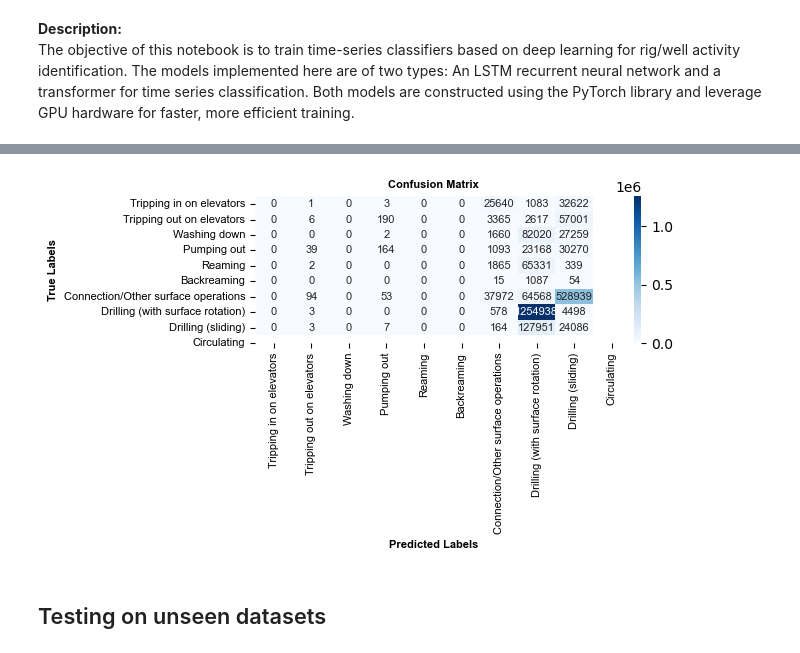
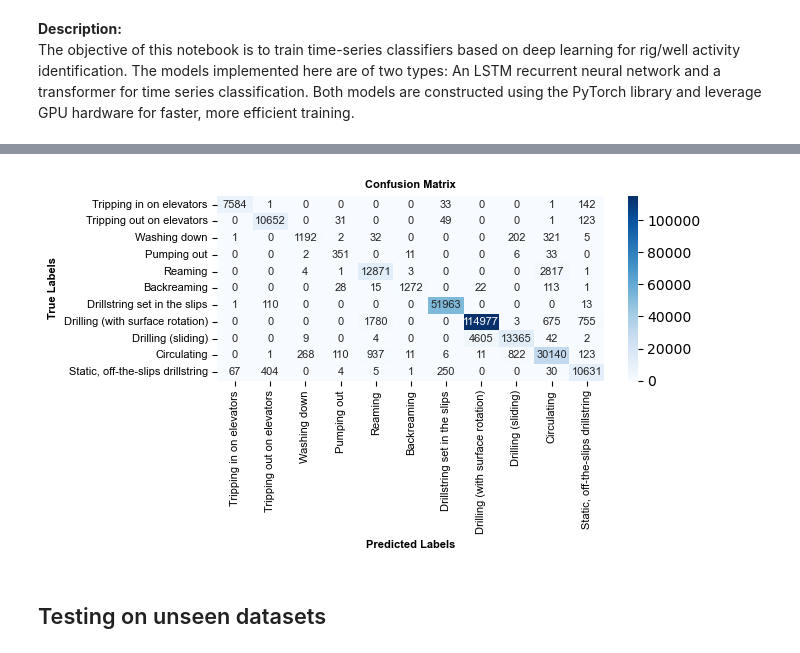
Before and after one commit to acmontesh/RigState, a Jupyter notebook: COLAB_READY_TRAINING_TRANSFORMER.ipynb, the cells around one changed output, grey strips where cells are left out. Saved outputs shown, nothing was run; the diff lists cells and outputs as text; code cells hidden in the pictures.

Commit message:
adding new features (short and long windows)/adding f1 score for testing/separating wrapping time window and sliding window for feature derivation

```diff
--- a/COLAB_READY_TRAINING_TRANSFORMER.ipynb
+++ b/COLAB_READY_TRAINING_TRANSFORMER.ipynb
@@ -68,6 +68,8 @@ class Nomenclature:
     CIRCULATION_MNEMO       = "Circulation"
     BLOCK_WEIGHT_DELTA_MNEMO= "delta"
     BLOCK_WEIGHT_DELTA_DATES_MNEMO="dates"
+    HOOK_LOAD_MEAN_MNEMO    = 'Effective Hook Load Mean'
+    PRESSURE_MEAN_MNEMO     = 'Standpipe Pressure Mean'
     BLOCK_POSITION_TREND_MNEMO='Block Position Trend'
     FLOW_RATE_VARIABILITY_MNEMO='Flow Rate Variability'
     FLOW_RATE_MEAN_MNEMO        ='Flow Rate Mean'
@@ -76,6 +78,10 @@ class Nomenclature:
     HOOK_LOAD_VARIABILITY_MNEMO='Hook Load Variability'
     EFF_HOOK_LOAD_MNEMO     = 'Effective Hook Load [klb]'
     ROP_MEAN_MNEMO          = 'ROP Mean'
+    BLOCK_POSITION_TREND_SHORT_MNEMO='Short-Term Block Position Trend'
+    BLOCK_POSITION_TREND_LONG_MNEMO='Long-Term Block Position Trend'
+    HOOK_LOAD_SHORT_TREND='Short-Term Effective Hook Load Trend'
+    HOOK_LOAD_LONG_TREND='Long-Term Effective Hook Load Trend'
     BACKREAMING_MNEMO       = 117
     TRIP_OUT_ELEV_MNEMO     = 112
     PUMPING_OUT_MNEMO       = 115
@@ -84,7 +90,7 @@ class Nomenclature:
     CONNECTION_MNEMO        = 118
     TRANSFORMER_MODEL_MNEMO = "transformer"
     LSTM_MODEL_MNEMO        = "lstm"
-    GOAL_RIG_STATES         = [111,112,114,115,116,117,118,119,120,121]
+    GOAL_RIG_STATES         = [111,112,114,115,116,117,118,119,120,121,124]
     DICT_RIG_STATES         = {
                                     111:"Tripping in on elevators",
                                     112:"Tripping out on elevators",
@@ -92,10 +98,11 @@ class Nomenclature:
                                     115:"Pumping out",
                                     116:"Reaming",
                                     117:"Backreaming",
-                                    118:"Connection/Other surface operations",
+                                    118:"Drillstring set in the slips",
                                     119:"Drilling (with surface rotation)",
                                     120:"Drilling (sliding)",
-                                    121:"Circulating"
+                                    121:"Circulating",
+                                    124:"Static, off-the-slips drillstring"
                                 }
     CONVERTION_HASH_TABLE   = {
             "TIME":                             DATE_MNEMONIC,
@@ -540,7 +605,10 @@ trainer.plotLosses( trainLosses,None )
 # %%
 trainer=Trainer(  )
-trainer.testModel( r"C:\Users\abrah\OneDrive\Doctorate Petroleum Engineering\0A. RESEARCH PROJECT\16. RIG ACTIVITY ENGINE\0. DATA\temp2",
-                  pathScaler="scaler_transformer.pkl",modelType='transformer',loadFromPath="transformer_1_chk"
+preds = trainer.testModel( r"C:\Users\abrah\OneDrive\Doctorate Petroleum Engineering\0A. RESEARCH PROJECT\16. RIG ACTIVITY ENGINE\0. DATA\temp3",
+                  pathScaler=r"C:\Users\abrah\OneDrive\Doctorate Petroleum Engineering\0A. RESEARCH PROJECT\16. RIG ACTIVITY ENGINE\3. CHECKPOINTS\Stratified Models\TRANSFORMER_TEMP\scaler_transformer.pkl",
+                  modelType='transformer',
+                  loadFromPath=r"C:\Users\abrah\OneDrive\Doctorate Petroleum Engineering\0A. RESEARCH PROJECT\16. RIG ACTIVITY ENGINE\3. CHECKPOINTS\Stratified Models\TRANSFORMER_TEMP\transformer_transformer_checkpoint.chpt_chk",
+                  # slidingWindow=5
                     )
 # %% [output]
 [INFO]......... Testing on: GPU, model NVIDIA GeForce RTX 4070 Laptop GPU
@@ -555,5 +624,5 @@ trainer.testModel( r"C:\Users\abrah\OneDrive\Doctorate Petroleum Engineering\0A.
 [DEBUG]......... locator: <matplotlib.ticker.AutoLocator object at 0x...>
-[figure, old version]
+[figure, new version]
 # %% [markdown]
 ## Testing on unseen datasets
 # %%
```
Also changed, not shown: parts of 6 cells of this notebook, 7 other files.
